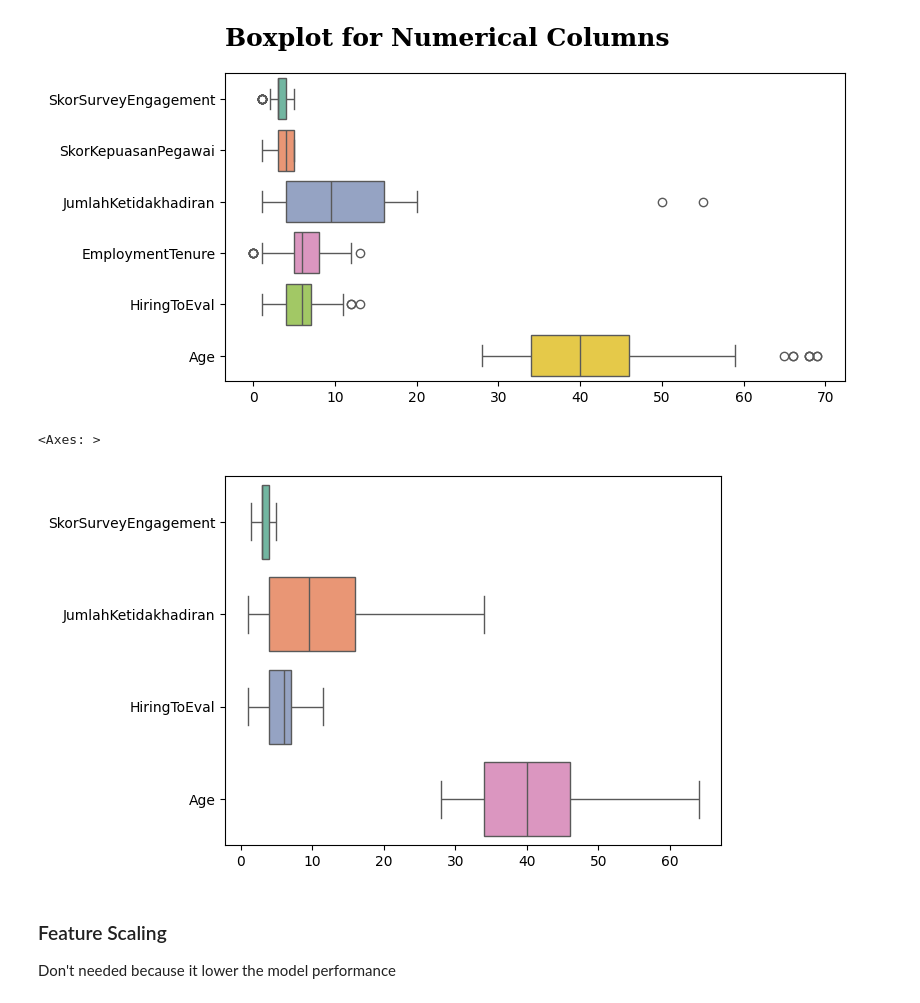
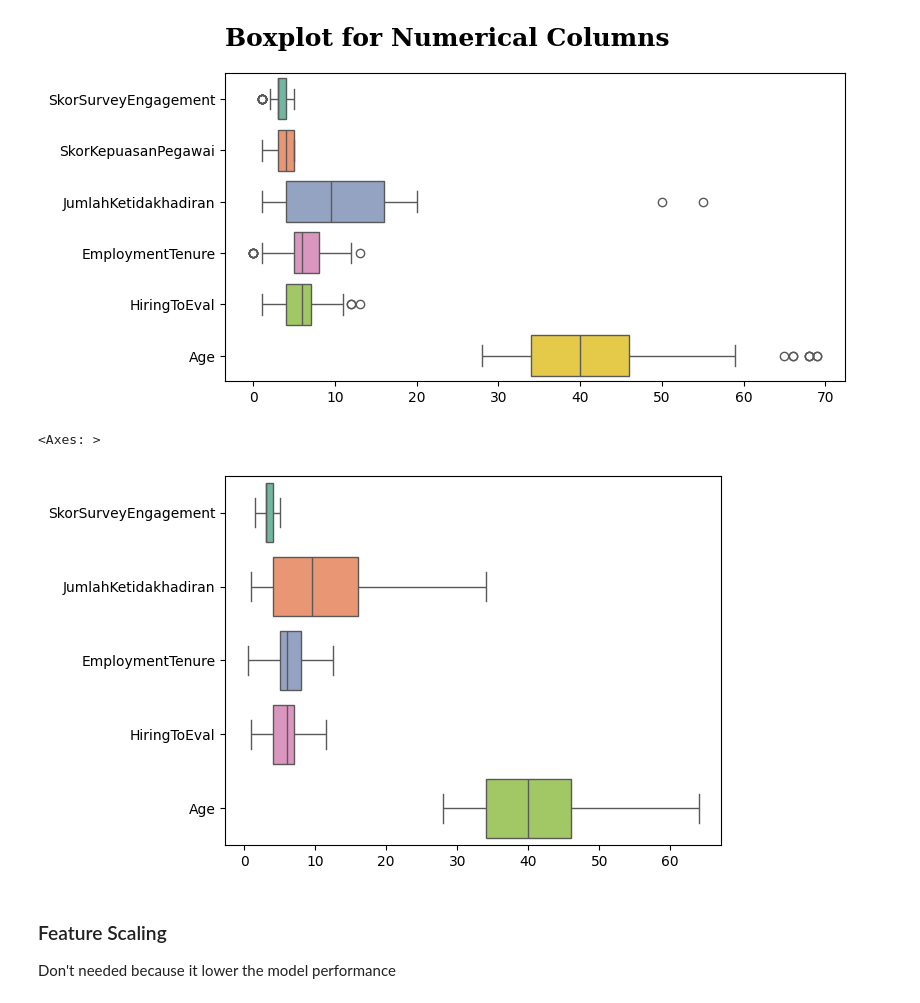
Before and after one commit to azaryasph/Improving-Employee-Retention-By-Predicting-Employee-Attrition-Using-Machine-Learning, a Jupyter notebook: notebook/predict_employee_attrition.ipynb, the cells around one changed output. Drawn from its saved outputs; the diff is of its cells as text; code cells hidden in the pictures.

```diff
--- a/notebook/predict_employee_attrition.ipynb
+++ b/notebook/predict_employee_attrition.ipynb
@@ -1179,6 +1179,7 @@ plt.show()
 outlier_cols = [
     'SkorSurveyEngagement',
     'JumlahKetidakhadiran',
+    'EmploymentTenure',
     'HiringToEval',
     'Age',
 ]
@@ -1191,34 +1192,34 @@ def cap_outliers(data, cols):
     Args:
     data (DataFrame): dataset to be capped outlier.
     cols (list): list of columns to be capped.
 
     Returns:
     data (DataFrame): capped dataset.
 
     Example:
     >>> data = cap_outliers(data, outlier_cols)
     """
     # Cap outliers with IQR method
     for col in cols:
         Q1 = data[col].quantile(0.25)
         Q3 = data[col].quantile(0.75)
         IQR = Q3 - Q1
         lower_bound = Q1 - 1.5 * IQR
         upper_bound = Q3 + 1.5 * IQR
         data[col] = np.where(data[col] < lower_bound, lower_bound, data[col])
         data[col] = np.where(data[col] > upper_bound, upper_bound, data[col])
 
     return data
 
 # Apply the cap_outliers function to the X_train_enc_ohe data
 X_train_noutliers = cap_outliers(X_train_ohe, outlier_cols)
 # X_train_noutliers[outlier_cols] = X_train_noutliers[outlier_cols].astype(int)
 
 # Create boxplot one more time to make sure
 sns.boxplot(data=X_train_noutliers[outlier_cols], orient='h', palette='Set2')
 # %% [output]
 <Axes: >
-[figure, old version]
+[figure, new version]
 # %% [markdown]
 ### Feature Scaling
 Don't needed because it lower the model performance
```
Also changed, not shown: parts of 12 cells of this notebook.
